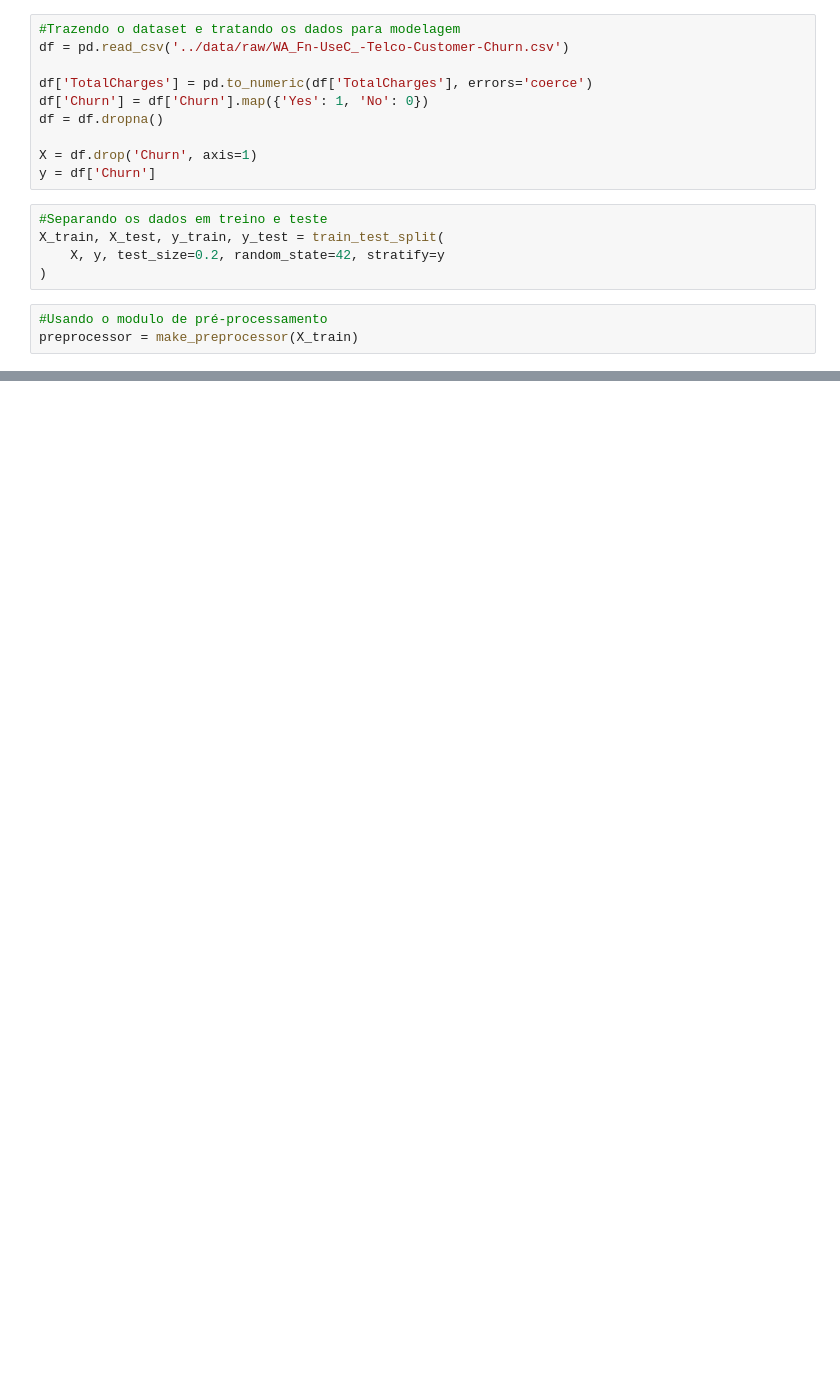
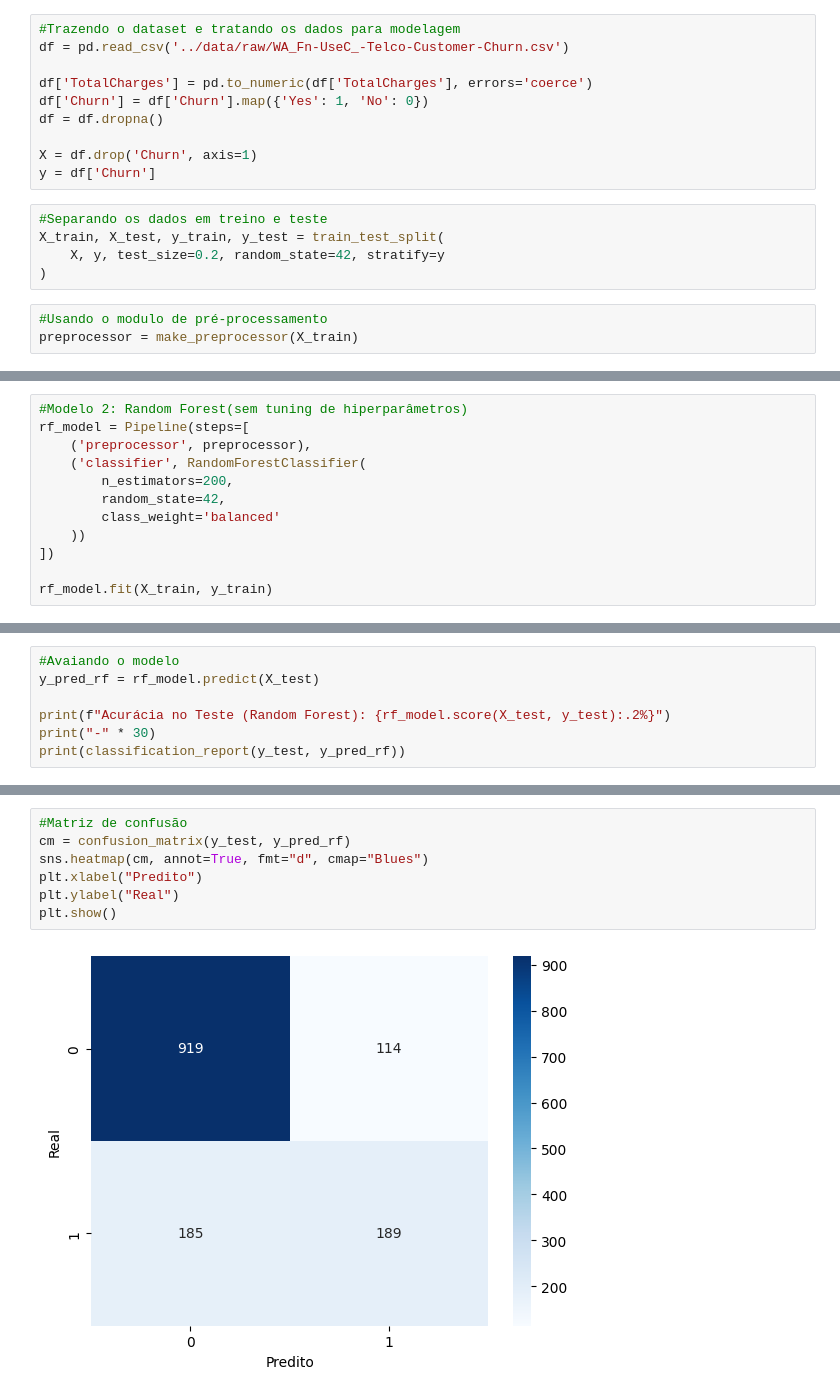
Before and after one commit to souzamatt01/customer-churn-prediction, a Jupyter notebook: notebooks/02_modeling.ipynb, the cells around one changed output, grey strips where cells are left out. Drawn from its saved outputs; the diff is of its cells as text; blank space fills up the shorter version.

Commit message:
Random Forest(sem tuning) + Matriz de Confusão

```diff
--- a/notebooks/02_modeling.ipynb
+++ b/notebooks/02_modeling.ipynb
@@ -56,0 +94,12 @@ print(classification_report(y_test, y_pred))
+# %%
+#Modelo 2: Random Forest(sem tuning de hiperparâmetros)
+rf_model = Pipeline(steps=[
+    ('preprocessor', preprocessor),
+    ('classifier', RandomForestClassifier(
+        n_estimators=200,
+        random_state=42,
+        class_weight='balanced'
+    ))
+])
+
+rf_model.fit(X_train, y_train)
@@ -56,0 +127,7 @@ print(classification_report(y_test, y_pred))
+# %%
+#Avaiando o modelo
+y_pred_rf = rf_model.predict(X_test)
+
+print(f"Acurácia no Teste (Random Forest): {rf_model.score(X_test, y_test):.2%}")
+print("-" * 30)
+print(classification_report(y_test, y_pred_rf))
@@ -56,0 +145,9 @@ print(classification_report(y_test, y_pred))
+# %%
+#Matriz de confusão
+cm = confusion_matrix(y_test, y_pred_rf)
+sns.heatmap(cm, annot=True, fmt="d", cmap="Blues")
+plt.xlabel("Predito")
+plt.ylabel("Real")
+plt.show()
+# %% [output]
+[figure, added]
```
Also changed, not shown: parts of 6 cells of this notebook.
